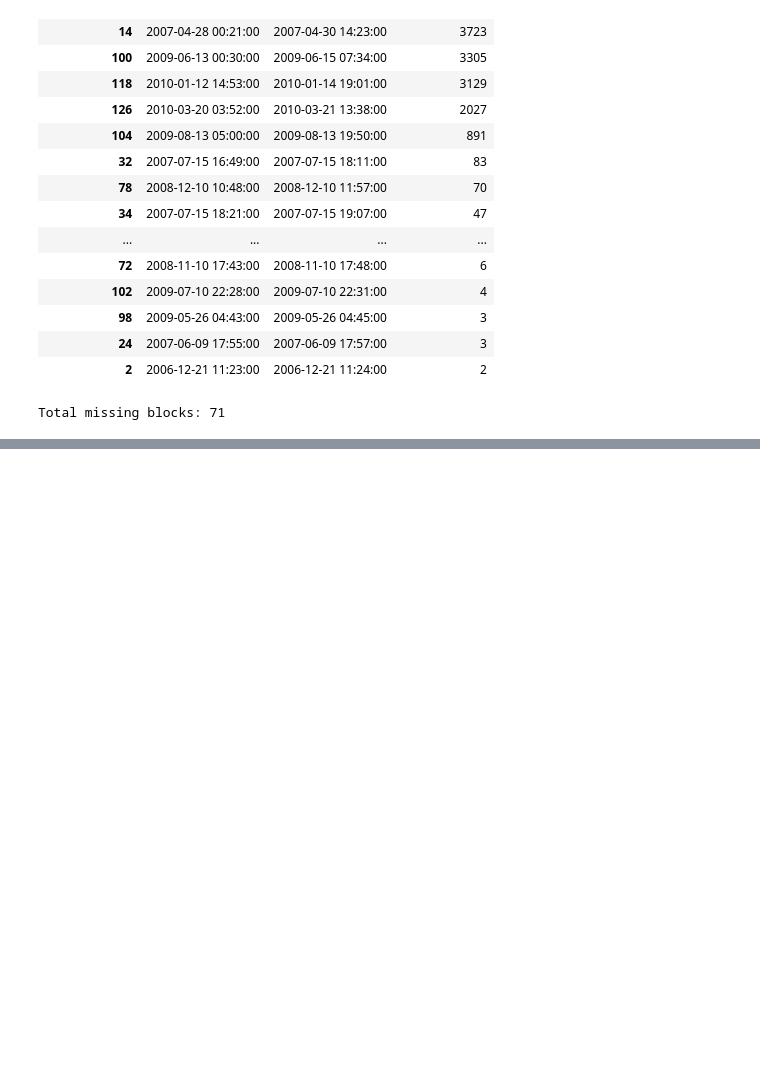
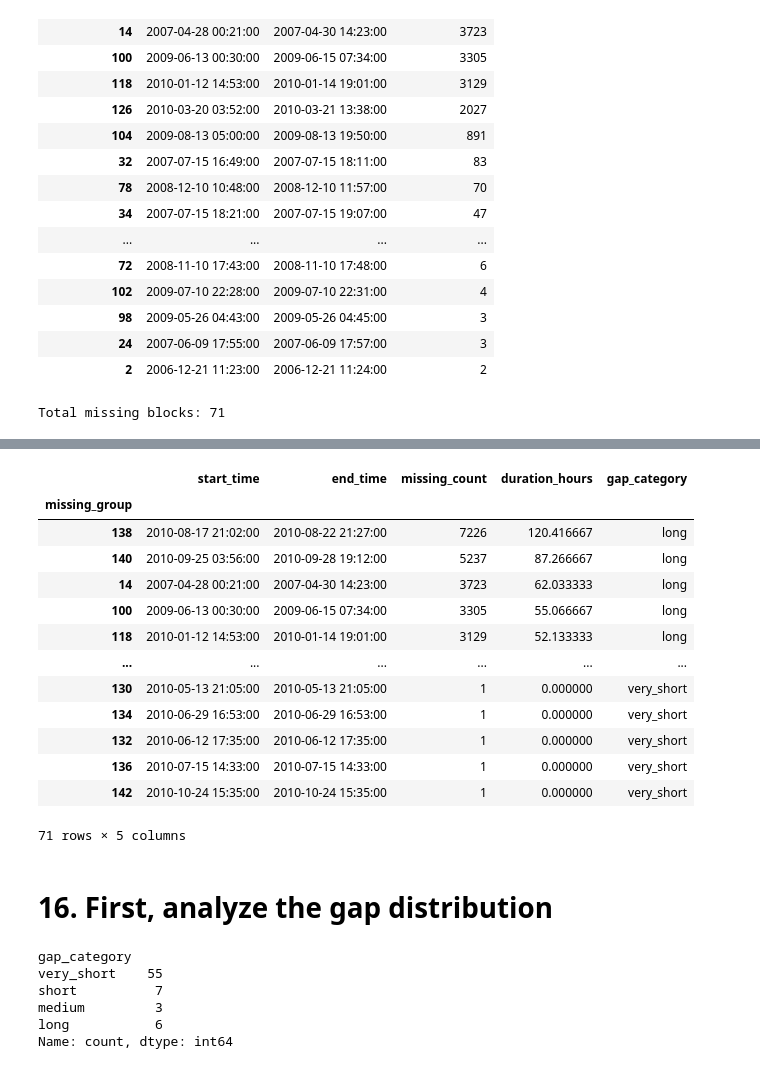
Before and after one commit to Dumi96/ML-Based-Electricity-Demand-Forecasting-Consumption-Anomaly-Detection-for-Smart-Homes, a Jupyter notebook: notebooks/01_data_ingestion_and_quality.ipynb, the cells around one changed output, grey strips where cells are left out. Cells and saved outputs as stored; diff of their text form; code cells hidden in the pictures; blank space fills up the shorter version.

```diff
--- a/notebooks/01_data_ingestion_and_quality.ipynb
+++ b/notebooks/01_data_ingestion_and_quality.ipynb
@@ -475,0 +646,62 @@ Total missing blocks: 71
+# %%
+missing_blocks["duration"] = (
+    missing_blocks["end_time"]
+    - missing_blocks["start_time"]
+)
+
+missing_blocks["duration_hours"] = (
+    missing_blocks["duration"]
+    .dt.total_seconds() / 3600
+)
+# %%
+missing_blocks["gap_category"] = (
+    missing_blocks["missing_count"]
+    .apply(classify_gap)
+)
+
+display(
+    missing_blocks[
+        [
+            "start_time",
+            "end_time",
+            "missing_count",
+            "duration_hours",
+            "gap_category"
+        ]
+    ]
+)
+# %% [output]
+|  | start_time | end_time | missing_count | duration_hours | gap_category |
+| missing_group |  |  |  |  |  |
+| 138 | 2010-08-17 21:02:00 | 2010-08-22 21:27:00 | 7226 | 120.416667 | long |
+| 140 | 2010-09-25 03:56:00 | 2010-09-28 19:12:00 | 5237 | 87.266667 | long |
+| 14 | 2007-04-28 00:21:00 | 2007-04-30 14:23:00 | 3723 | 62.033333 | long |
+| 100 | 2009-06-13 00:30:00 | 2009-06-15 07:34:00 | 3305 | 55.066667 | long |
+| 118 | 2010-01-12 14:53:00 | 2010-01-14 19:01:00 | 3129 | 52.133333 | long |
+| ... | ... | ... | ... | ... | ... |
+| 130 | 2010-05-13 21:05:00 | 2010-05-13 21:05:00 | 1 | 0.000000 | very_short |
+| 134 | 2010-06-29 16:53:00 | 2010-06-29 16:53:00 | 1 | 0.000000 | very_short |
+| 132 | 2010-06-12 17:35:00 | 2010-06-12 17:35:00 | 1 | 0.000000 | very_short |
+| 136 | 2010-07-15 14:33:00 | 2010-07-15 14:33:00 | 1 | 0.000000 | very_short |
+| 142 | 2010-10-24 15:35:00 | 2010-10-24 15:35:00 | 1 | 0.000000 | very_short |
+71 rows × 5 columns
+# %% [markdown]
+# 16. First, analyze the gap distribution
+# %%
+gap_distribution = (
+    missing_blocks["gap_category"]
+    .value_counts()
+    .reindex(
+        ["very_short", "short", "medium", "long"],
+        fill_value=0
+    )
+)
+
+display(gap_distribution)
+# %% [output]
+gap_category
+very_short    55
+short          7
+medium         3
+long           6
+Name: count, dtype: int64
```
Also changed, not shown: parts of 16 cells of this notebook, 4 other files.
